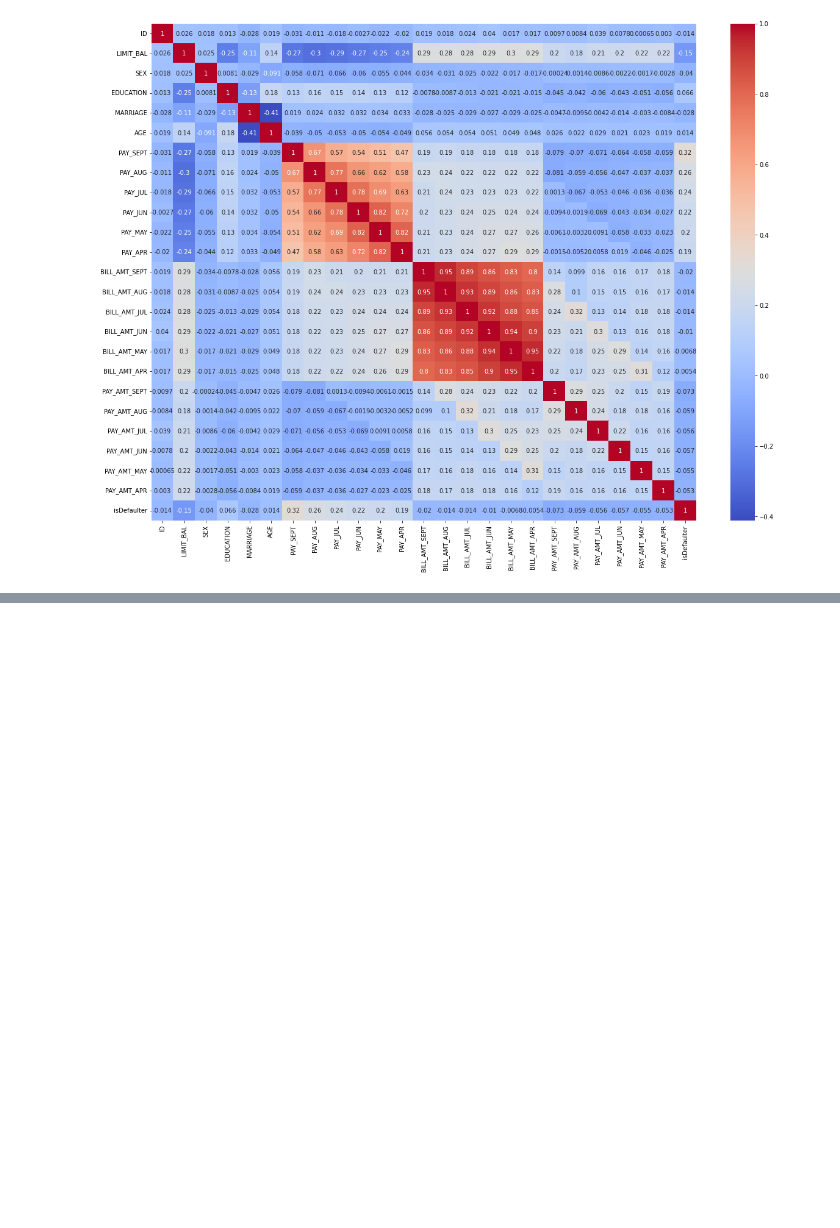
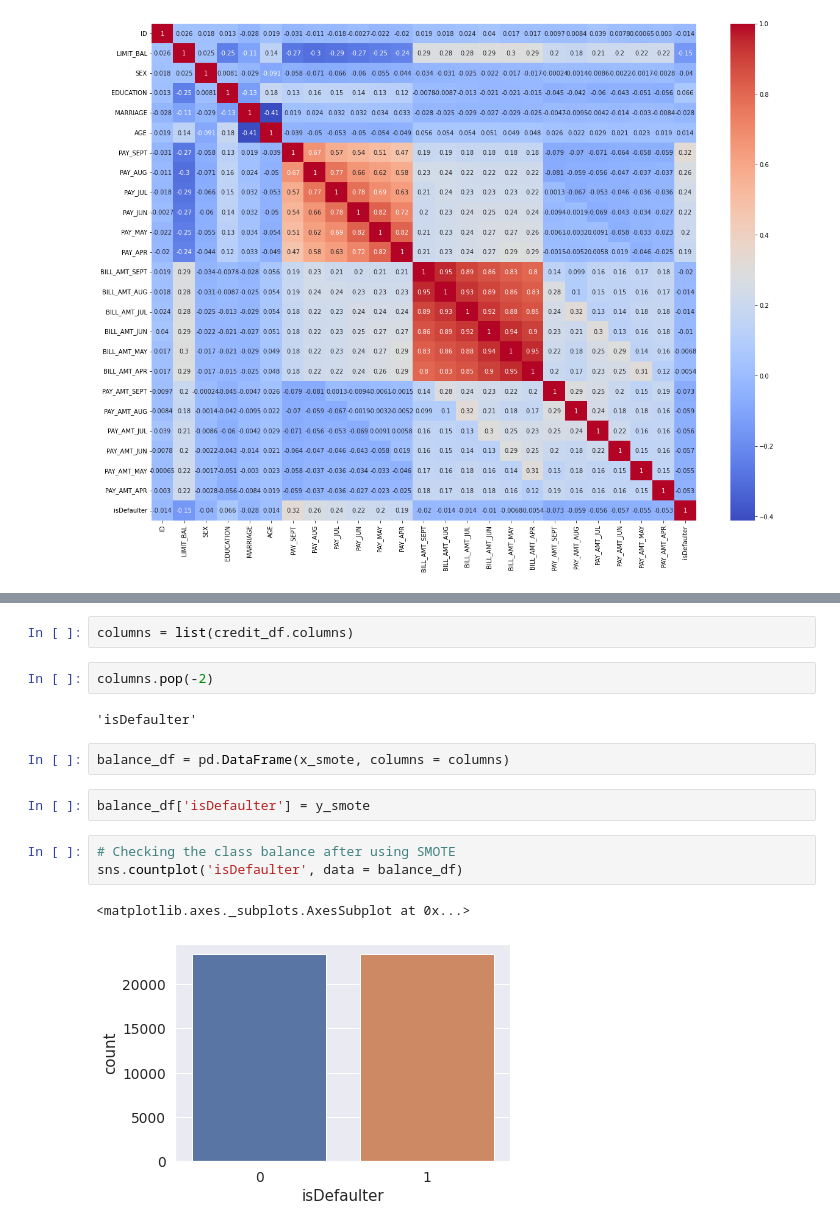
Before and after one commit to kunalmahadik/Credit-Card-Default-Prediction, a Jupyter notebook: Credit_Card_Default_Prediction_Capstone_Project.ipynb, the cells around one changed output, grey strips where cells are left out. Cells and saved outputs as stored; diff of their text form; blank space fills up the shorter version.

```diff
--- a/Credit_Card_Default_Prediction_Capstone_Project.ipynb
+++ b/Credit_Card_Default_Prediction_Capstone_Project.ipynb
@@ -739,0 +935,16 @@ sns.heatmap(credit_df.corr(),annot=True,cmap="coolwarm")
+# %%
+columns = list(credit_df.columns)
+# %%
+columns.pop(-2)
+# %% [output]
+'isDefaulter'
+# %%
+balance_df = pd.DataFrame(x_smote, columns = columns)
+# %%
+balance_df['isDefaulter'] = y_smote
+# %%
+# Checking the class balance after using SMOTE
+sns.countplot('isDefaulter', data = balance_df)
+# %% [output]
+<matplotlib.axes._subplots.AxesSubplot at 0x...>
+[figure, added]
```
Also changed, not shown: parts of 40 cells of this notebook.
